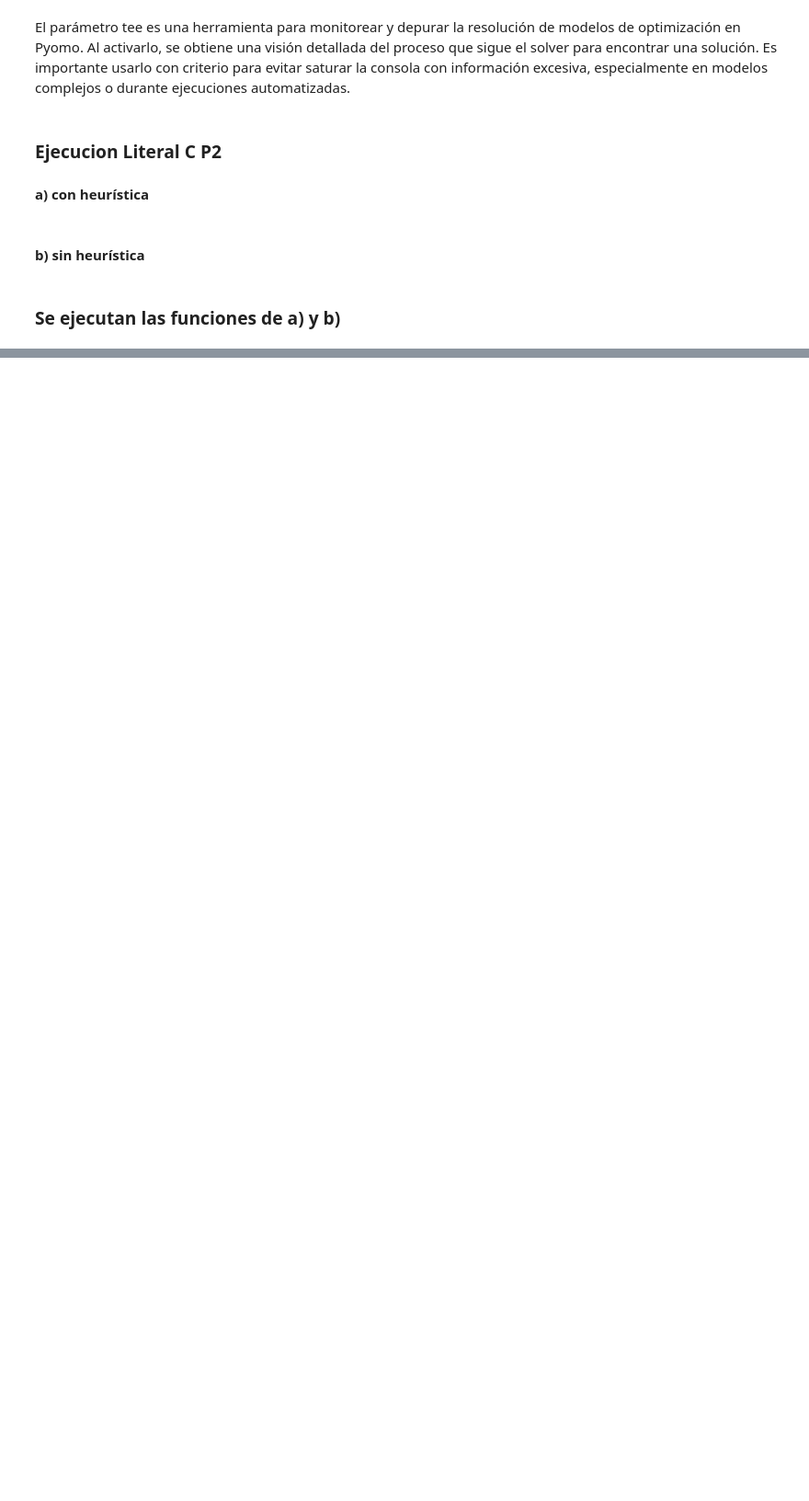
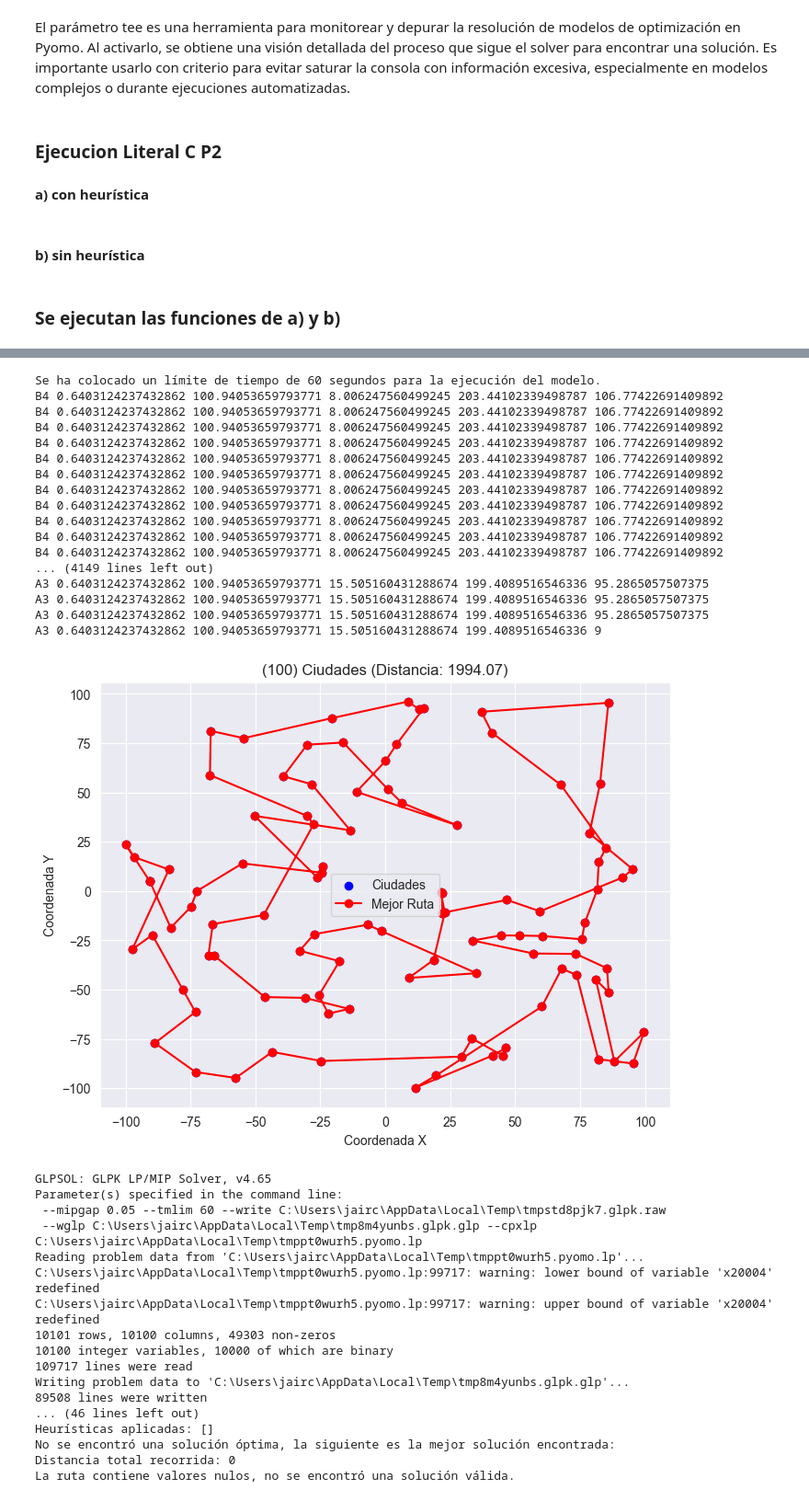
Before and after one commit to Borreguin/WorkShopUSFQ, a Jupyter notebook: Taller3/P2_TSP/P2_LIT_ABC.ipynb, the cells around one changed output, grey strips where cells are left out. Shown at 92% size. Cells and saved outputs as stored; diff of their text form; code cells hidden in the pictures; blank space fills up the shorter version.

Commit message:
Literal D Problema 2

```diff
--- a/Taller3/P2_TSP/P2_LIT_ABC.ipynb
+++ b/Taller3/P2_TSP/P2_LIT_ABC.ipynb
@@ -531,0 +535,14 @@ Distancia total recorrida: 1588.1936937608195
+# %%
+def study_case_3_heu():
+    n_cities = 100
+    ciudades, distancias = generar_ciudades_con_distancias(n_cities)
+    # con heuristicas
+    #heuristics = ['vecino_cercano']
+    # sin heuristicas
+    heuristics = []
+    tsp = TSP(ciudades, distancias, heuristics)
+    mipgap = 0.05
+    time_limit = 60
+    tee = True
+    ruta = tsp.encontrar_la_ruta_mas_corta(mipgap, time_limit, tee)
+    tsp.plotear_resultado(ruta, False)
@@ -531,0 +551,55 @@ Distancia total recorrida: 1588.1936937608195
+# %%
+def study_case_3():
+    n_cities = 100
+    ciudades, distancias = generar_ciudades_con_distancias(n_cities)
+    # con heuristicas
+    heuristics = ['vecino_cercano']
+    # sin heuristicas
+    # heuristics = []
+    tsp = TSP(ciudades, distancias, heuristics)
+    mipgap = 0.05
+    time_limit = 60
+    tee = True
+    ruta = tsp.encontrar_la_ruta_mas_corta(mipgap, time_limit, tee)
+    tsp.plotear_resultado(ruta, False)
+# %%
+if __name__ == "__main__":
+    print("Se ha colocado un límite de tiempo de 60 segundos para la ejecución del modelo.")
+    study_case_3()
+    study_case_3_heu()
+# %% [output]
+Se ha colocado un límite de tiempo de 60 segundos para la ejecución del modelo.
+B4 0.6403124237432862 100.94053659793771 8.006247560499245 203.44102339498787 106.77422691409892
+B4 0.6403124237432862 100.94053659793771 8.006247560499245 203.44102339498787 106.77422691409892
+B4 0.6403124237432862 100.94053659793771 8.006247560499245 203.44102339498787 106.77422691409892
+B4 0.6403124237432862 100.94053659793771 8.006247560499245 203.44102339498787 106.77422691409892
+B4 0.6403124237432862 100.94053659793771 8.006247560499245 203.44102339498787 106.77422691409892
+B4 0.6403124237432862 100.94053659793771 8.006247560499245 203.44102339498787 106.77422691409892
+B4 0.6403124237432862 100.94053659793771 8.006247560499245 203.44102339498787 106.77422691409892
+B4 0.6403124237432862 100.94053659793771 8.006247560499245 203.44102339498787 106.77422691409892
+B4 0.6403124237432862 100.94053659793771 8.006247560499245 203.44102339498787 106.77422691409892
+B4 0.6403124237432862 100.94053659793771 8.006247560499245 203.44102339498787 106.77422691409892
+B4 0.6403124237432862 100.94053659793771 8.006247560499245 203.44102339498787 106.77422691409892
+... (4149 lines left out)
+A3 0.6403124237432862 100.94053659793771 15.505160431288674 199.4089516546336 95.2865057507375
+A3 0.6403124237432862 100.94053659793771 15.505160431288674 199.4089516546336 95.2865057507375
+A3 0.6403124237432862 100.94053659793771 15.505160431288674 199.4089516546336 95.2865057507375
+A3 0.6403124237432862 100.94053659793771 15.505160431288674 199.4089516546336 9
+[figure, added]
+GLPSOL: GLPK LP/MIP Solver, v4.65
+Parameter(s) specified in the command line:
+ --mipgap 0.05 --tmlim 60 --write C:\Users\jairc\AppData\Local\Temp\tmpstd8pjk7.glpk.raw
+ --wglp C:\Users\jairc\AppData\Local\Temp\tmp8m4yunbs.glpk.glp --cpxlp C:\Users\jairc\AppData\Local\Temp\tmppt0wurh5.pyomo.lp
+Reading problem data from 'C:\Users\jairc\AppData\Local\Temp\tmppt0wurh5.pyomo.lp'...
+C:\Users\jairc\AppData\Local\Temp\tmppt0wurh5.pyomo.lp:99717: warning: lower bound of variable 'x20004' redefined
+C:\Users\jairc\AppData\Local\Temp\tmppt0wurh5.pyomo.lp:99717: warning: upper bound of variable 'x20004' redefined
+10101 rows, 10100 columns, 49303 non-zeros
+10100 integer variables, 10000 of which are binary
+109717 lines were read
+Writing problem data to 'C:\Users\jairc\AppData\Local\Temp\tmp8m4yunbs.glpk.glp'...
+89508 lines were written
+... (46 lines left out)
+Heurísticas aplicadas: []
+No se encontró una solución óptima, la siguiente es la mejor solución encontrada:
+Distancia total recorrida: 0
+La ruta contiene valores nulos, no se encontró una solución válida.
```
Also changed, not shown: parts of 6 cells of this notebook.
